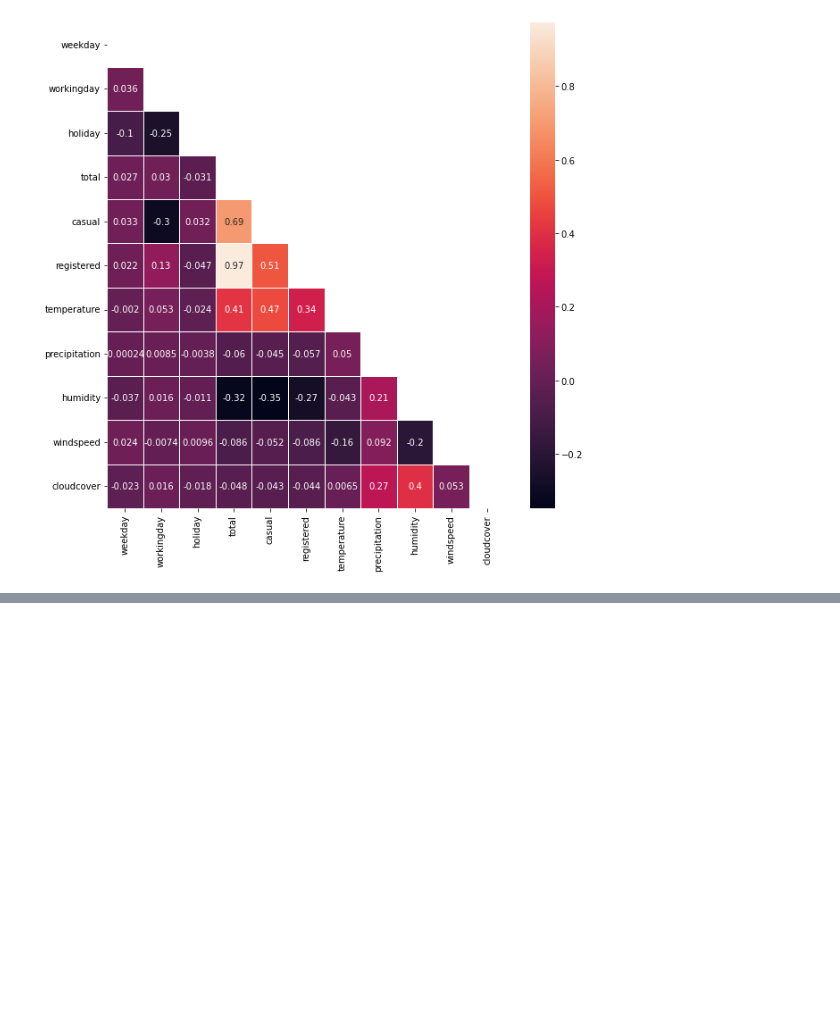
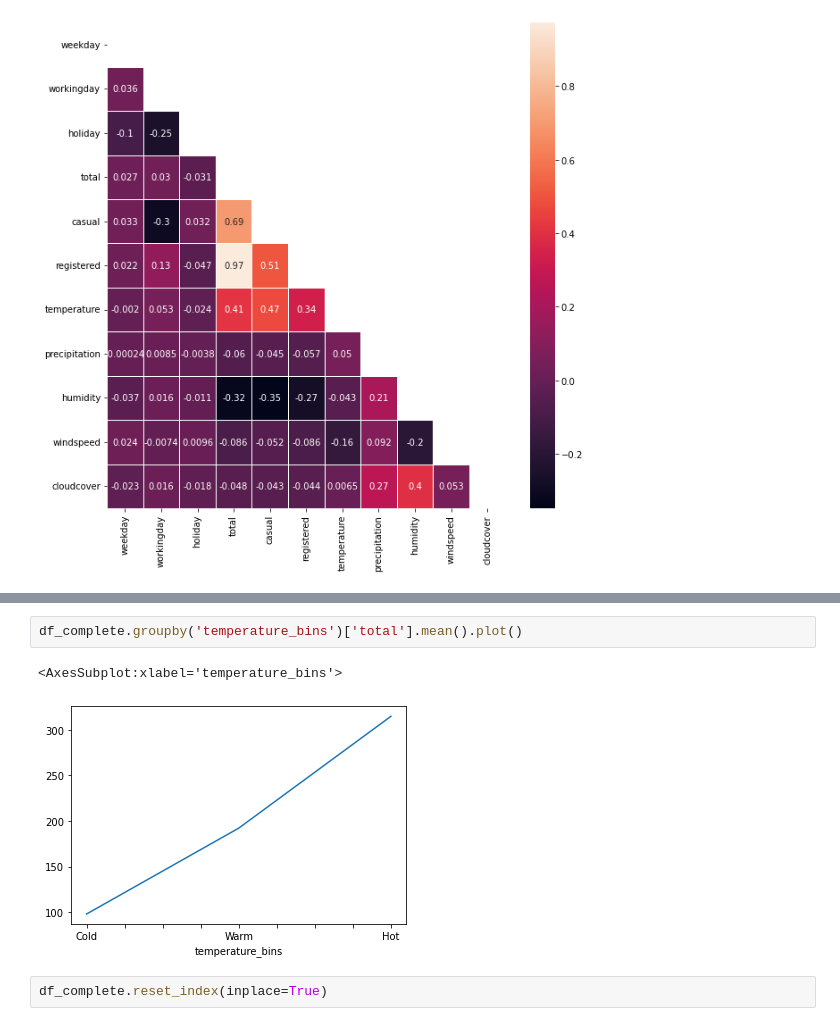
Before and after one commit to Maxremmo/Bike-Sharing-ML, a Jupyter notebook: bike_eda_hourly.ipynb, the cells around one changed output, grey strips where cells are left out. Drawn from its saved outputs; the diff is of its cells as text; blank space fills up the shorter version.

Commit message:
created bins for continous var, added groups

```diff
--- a/bike_eda_hourly.ipynb
+++ b/bike_eda_hourly.ipynb
@@ -289,0 +344,7 @@ sns.heatmap(corr_matrix, annot=True, mask=mask, linewidths=.5, ax=ax)
+# %%
+df_complete.groupby('temperature_bins')['total'].mean().plot()
+# %% [output]
+<AxesSubplot:xlabel='temperature_bins'>
+[figure, added]
+# %%
+df_complete.reset_index(inplace=True)
```
Also changed, not shown: parts of 25 cells of this notebook.
